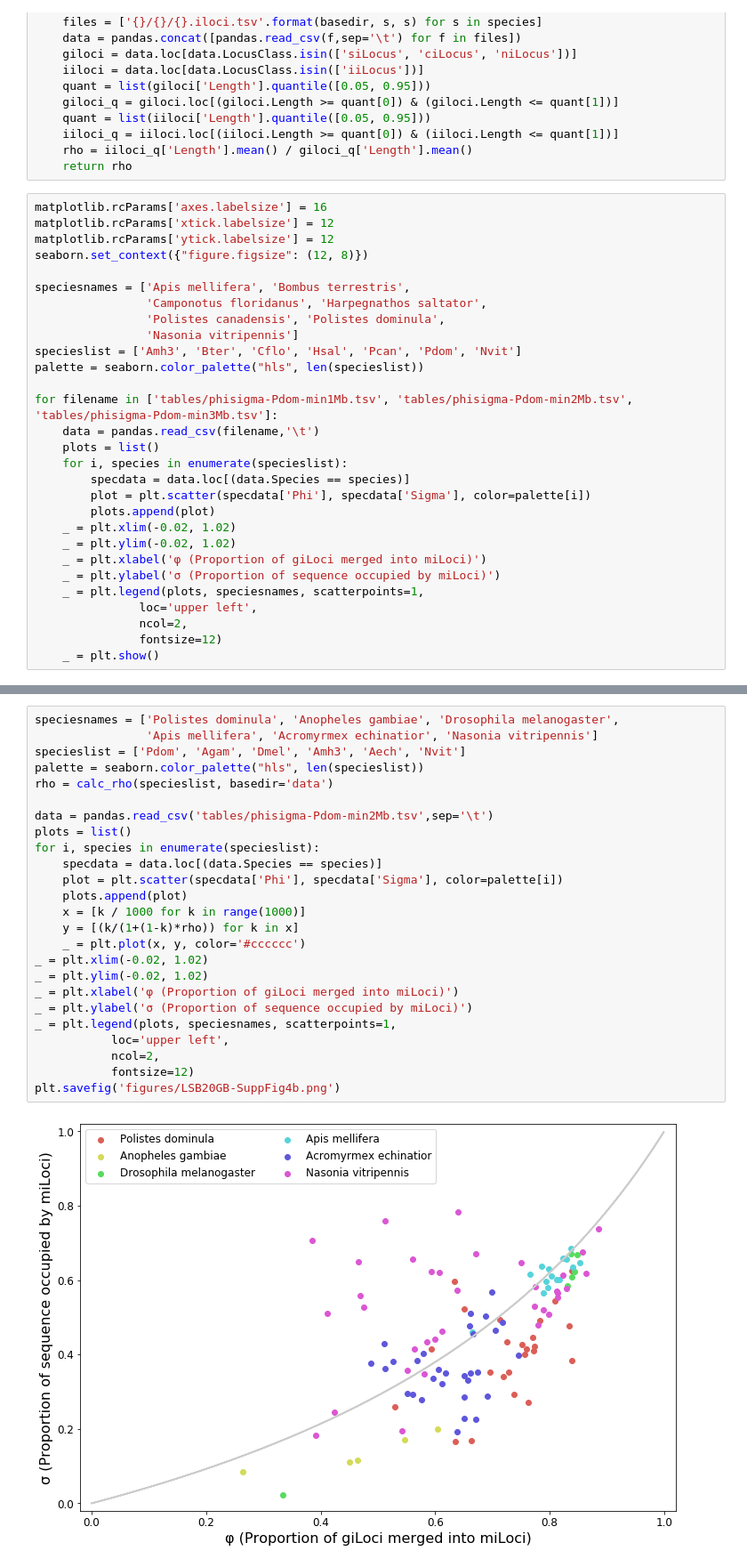
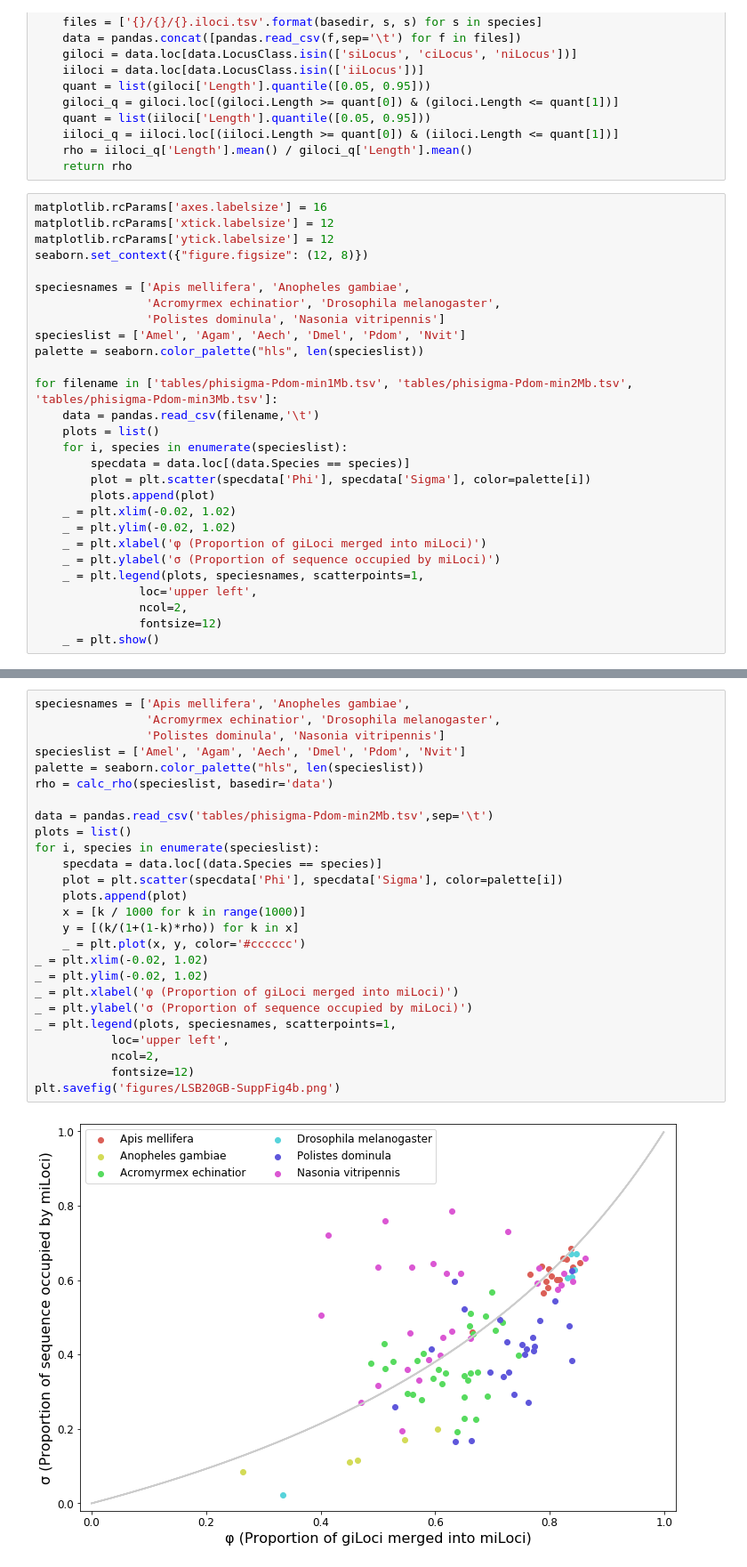
Before and after one commit to vpbrendel/iLoci_Lai2020, a Jupyter notebook: work/make-SF4b.ipynb, the cells around one changed output, grey strips where cells are left out. Shown: that part at 89% size. Drawn from its saved outputs; the diff is of its cells as text.

```diff
--- a/work/make-SF4b.ipynb
+++ b/work/make-SF4b.ipynb
@@ -39,11 +39,10 @@ matplotlib.rcParams['xtick.labelsize'] = 12
 matplotlib.rcParams['ytick.labelsize'] = 12
 seaborn.set_context({"figure.figsize": (12, 8)})
 
-speciesnames = ['Apis mellifera', 'Bombus terrestris',
-                'Camponotus floridanus', 'Harpegnathos saltator',
-                'Polistes canadensis', 'Polistes dominula',
-                'Nasonia vitripennis']
-specieslist = ['Amh3', 'Bter', 'Cflo', 'Hsal', 'Pcan', 'Pdom', 'Nvit']
+speciesnames = ['Apis mellifera', 'Anopheles gambiae',
+                'Acromyrmex echinatior', 'Drosophila melanogaster',
+                'Polistes dominula', 'Nasonia vitripennis']
+specieslist = ['Amel', 'Agam', 'Aech', 'Dmel', 'Pdom', 'Nvit']
 palette = seaborn.color_palette("hls", len(specieslist))
 
 for filename in ['tables/phisigma-Pdom-min1Mb.tsv', 'tables/phisigma-Pdom-min2Mb.tsv', 'tables/phisigma-Pdom-min3Mb.tsv']:
@@ -69,27 +68,28 @@ for filename in ['tables/phisigma-Pdom-min1Mb.tsv', 'tables/phisigma-Pdom-min2Mb
 # %%
-speciesnames = ['Polistes dominula', 'Anopheles gambiae', 'Drosophila melanogaster',
-                'Apis mellifera', 'Acromyrmex echinatior', 'Nasonia vitripennis']
-specieslist = ['Pdom', 'Agam', 'Dmel', 'Amh3', 'Aech', 'Nvit']
+speciesnames = ['Apis mellifera', 'Anopheles gambiae',
+                'Acromyrmex echinatior', 'Drosophila melanogaster',
+                'Polistes dominula', 'Nasonia vitripennis']
+specieslist = ['Amel', 'Agam', 'Aech', 'Dmel', 'Pdom', 'Nvit']
 palette = seaborn.color_palette("hls", len(specieslist))
 rho = calc_rho(specieslist, basedir='data')
 
 data = pandas.read_csv('tables/phisigma-Pdom-min2Mb.tsv',sep='\t')
 plots = list()
 for i, species in enumerate(specieslist):
     specdata = data.loc[(data.Species == species)]
     plot = plt.scatter(specdata['Phi'], specdata['Sigma'], color=palette[i])
     plots.append(plot)
     x = [k / 1000 for k in range(1000)]
     y = [(k/(1+(1-k)*rho)) for k in x]
     _ = plt.plot(x, y, color='#cccccc')
 _ = plt.xlim(-0.02, 1.02)
 _ = plt.ylim(-0.02, 1.02)
 _ = plt.xlabel('φ (Proportion of giLoci merged into miLoci)')
 _ = plt.ylabel('σ (Proportion of sequence occupied by miLoci)')
 _ = plt.legend(plots, speciesnames, scatterpoints=1,
            loc='upper left',
            ncol=2,
            fontsize=12)
 plt.savefig('figures/LSB20GB-SuppFig4b.png')
 # %% [output]
-[figure, old version]
+[figure, new version]
```
Also changed, not shown: parts of 1 cell of this notebook, 4 other files.
